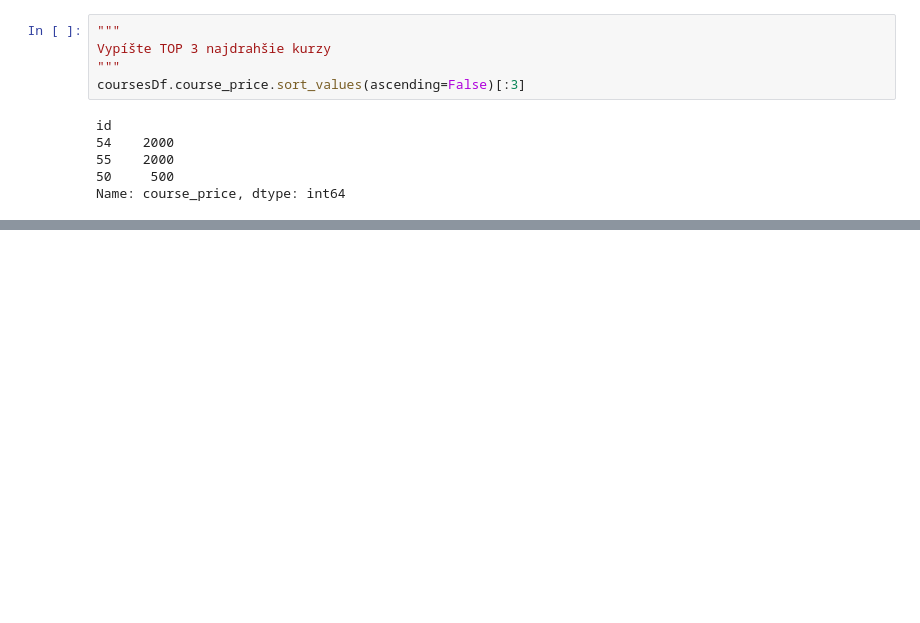
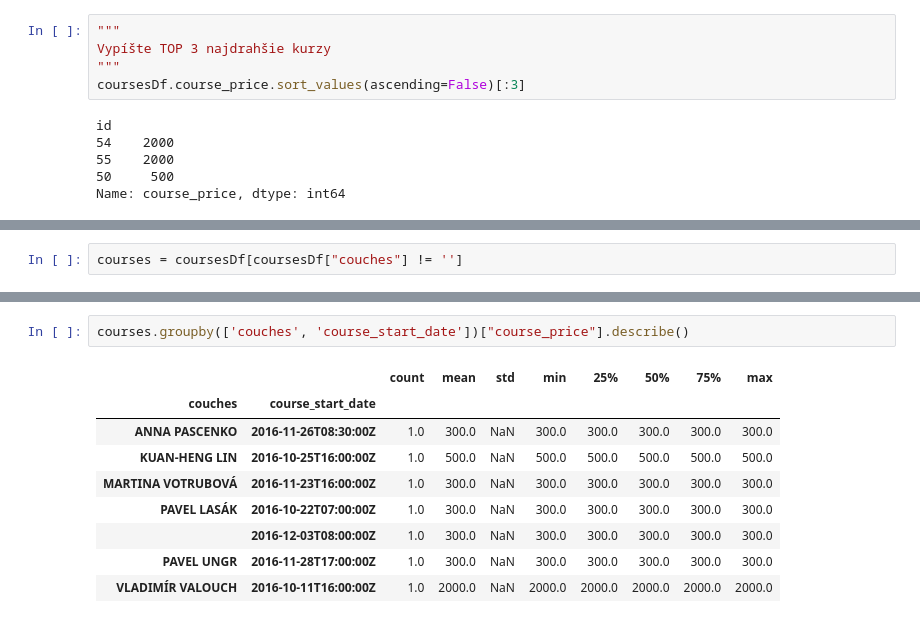
Before and after one commit to SvetlanaM/digital_academy3, a Jupyter notebook: HW/HW02.ipynb, the cells around one changed output, grey strips where cells are left out. Cells and saved outputs as stored; diff of their text form; blank space fills up the shorter version.

```diff
--- a/HW/HW02.ipynb
+++ b/HW/HW02.ipynb
@@ -298,3 +298,5 @@ coursesDf.head()
 | 65 | {'id': 4, 'user': 'info@czechitas... |  | {'id': 2, 'title': 'I can code!',... | Láká tě programování, ale vůbec n... | 2016-12-03T17:00:00Z | 300 | ... |
 | 58 | {'id': 4, 'user': 'info@czechitas... | MARTINA VOTRUBOVÁ | {'id': 13, 'title': 'Jsem digitál... | Sociální sítě dnes používá snad k... | 2016-11-23T19:00:00Z | 300 | ... |
 | 59 | {'id': 4, 'user': 'info@czechitas... | PAVEL UNGR | {'id': 13, 'title': 'Jsem digitál... | Nejen programování je člověk živ,... | 2016-11-28T20:00:00Z | 300 | ... |
+# %%
+courses = coursesDf[coursesDf["couches"] != '']
@@ -300,0 +340,12 @@ coursesDf.head()
+# %%
+courses.groupby(['couches', 'course_start_date'])["course_price"].describe()
+# %% [output]
+|  |  | count | mean | std | min | 25% | 50% | 75% | max |
+| couches | course_start_date |  |  |  |  |  |  |  |  |
+| ANNA PASCENKO | 2016-11-26T08:30:00Z | 1.0 | 300.0 | NaN | 300.0 | 300.0 | 300.0 | 300.0 | 300.0 |
+| KUAN-HENG LIN | 2016-10-25T16:00:00Z | 1.0 | 500.0 | NaN | 500.0 | 500.0 | 500.0 | 500.0 | 500.0 |
+| MARTINA VOTRUBOVÁ | 2016-11-23T16:00:00Z | 1.0 | 300.0 | NaN | 300.0 | 300.0 | 300.0 | 300.0 | 300.0 |
+| PAVEL LASÁK | 2016-10-22T07:00:00Z | 1.0 | 300.0 | NaN | 300.0 | 300.0 | 300.0 | 300.0 | 300.0 |
+|  | 2016-12-03T08:00:00Z | 1.0 | 300.0 | NaN | 300.0 | 300.0 | 300.0 | 300.0 | 300.0 |
+| PAVEL UNGR | 2016-11-28T17:00:00Z | 1.0 | 300.0 | NaN | 300.0 | 300.0 | 300.0 | 300.0 | 300.0 |
+| VLADIMÍR VALOUCH | 2016-10-11T16:00:00Z | 1.0 | 2000.0 | NaN | 2000.0 | 2000.0 | 2000.0 | 2000.0 | 2000.0 |
```
Also changed, not shown: parts of 6 cells of this notebook, 2 other files.
